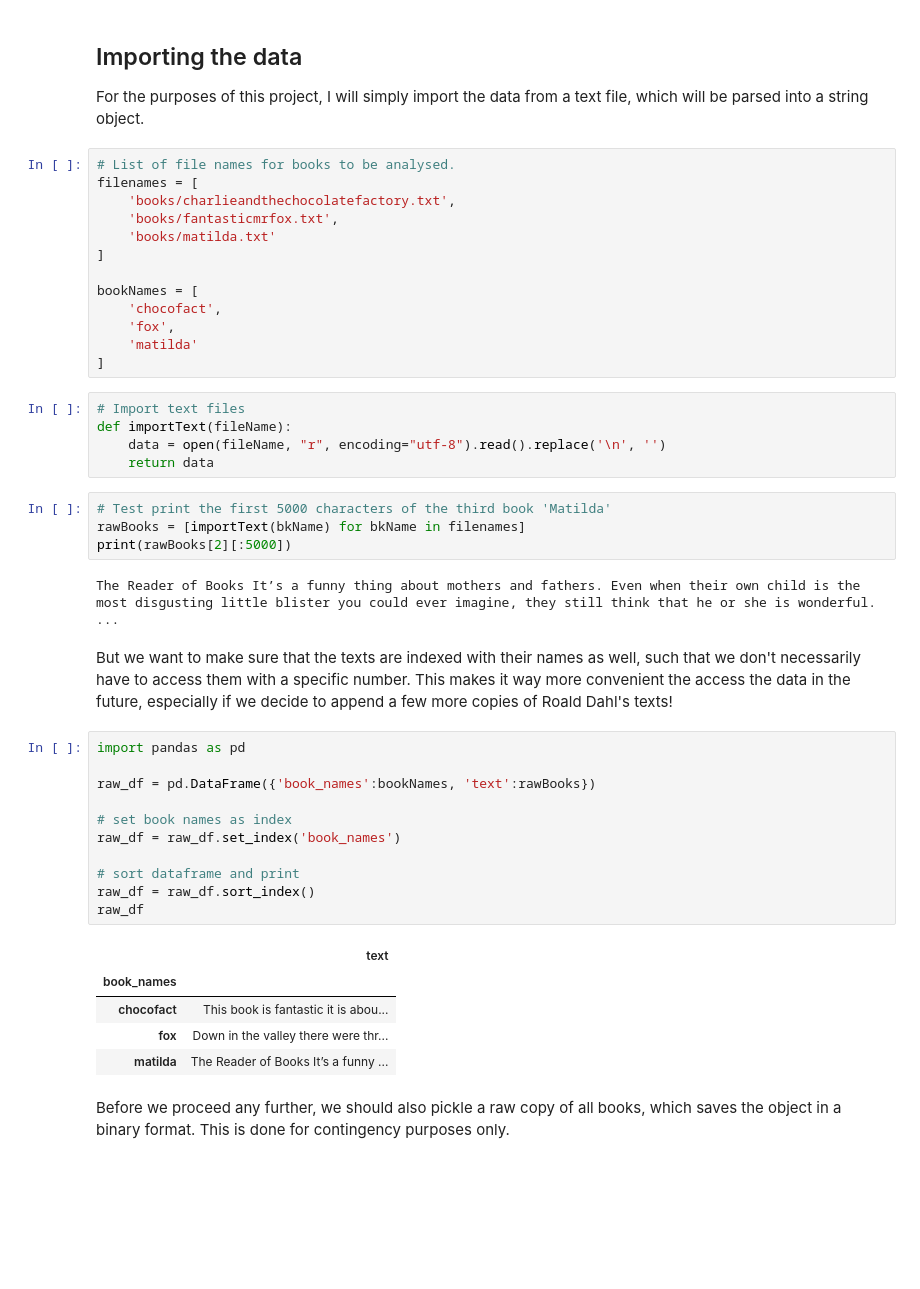
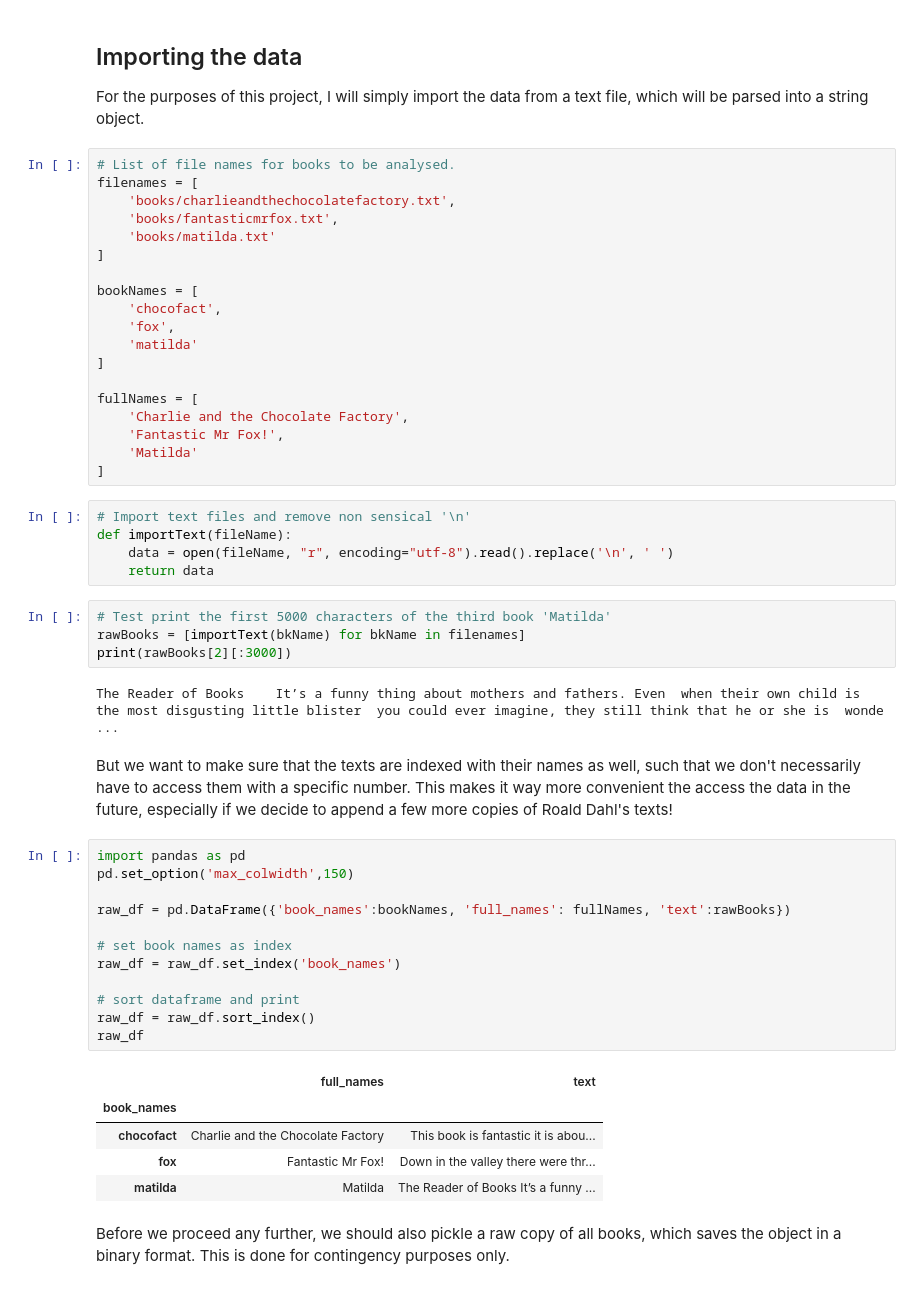
Before and after one commit to cluelesselectrostar/My-Own-NLP-Project, a Jupyter notebook: data_cleaning.ipynb, the cells around one changed output. Saved outputs shown, nothing was run; the diff lists cells and outputs as text; blank space fills up the shorter version.

```diff
--- a/data_cleaning.ipynb
+++ b/data_cleaning.ipynb
@@ -38,36 +38,43 @@ bookNames = [
     'fox',
     'matilda'
 ]
+
+fullNames = [
+    'Charlie and the Chocolate Factory',
+    'Fantastic Mr Fox!',
+    'Matilda'
+]
 # %%
-# Import text files
+# Import text files and remove non sensical '\n'
 def importText(fileName):
-    data = open(fileName, "r", encoding="utf-8").read().replace('\n', '')
+    data = open(fileName, "r", encoding="utf-8").read().replace('\n', ' ')
     return data
 # %%
 # Test print the first 5000 characters of the third book 'Matilda'
 rawBooks = [importText(bkName) for bkName in filenames]
-print(rawBooks[2][:5000])
+print(rawBooks[2][:3000])
 # %% [output]
-The Reader of Books It’s a funny thing about mothers and fathers. Even when their own child is the most disgusting little blister you could ever imagine, they still think that he or she is wonderful.  ...
+The Reader of Books    It’s a funny thing about mothers and fathers. Even  when their own child is the most disgusting little blister  you could ever imagine, they still think that he or she is  wonde ...
 # %% [markdown]
 But we want to make sure that the texts are indexed with their names as well, such that we don't necessarily have to access them with a specific number. This makes it way more convenient the access the data in the future, especially if we decide to append a few more copies of Roald Dahl's texts!
 # %%
 import pandas as pd
+pd.set_option('max_colwidth',150)
 
-raw_df = pd.DataFrame({'book_names':bookNames, 'text':rawBooks})
+raw_df = pd.DataFrame({'book_names':bookNames, 'full_names': fullNames, 'text':rawBooks})
 
 # set book names as index
 raw_df = raw_df.set_index('book_names')
 
 # sort dataframe and print
 raw_df = raw_df.sort_index()
 raw_df
 # %% [output]
-|  | text |
-| book_names |  |
-| chocofact | This book is fantastic it is abou... |
-| fox | Down in the valley there were thr... |
-| matilda | The Reader of Books It’s a funny ... |
+|  | full_names | text |
+| book_names |  |  |
+| chocofact | Charlie and the Chocolate Factory | This book is fantastic it is abou... |
+| fox | Fantastic Mr Fox! | Down in the valley there were thr... |
+| matilda | Matilda | The Reader of Books It’s a funny ... |
 # %% [markdown]
 Before we proceed any further, we should also pickle a raw copy of all books, which saves the object in a binary format. This is done for contingency purposes only.
 # %%
```
Also changed, not shown: parts of 20 cells of this notebook, 6 other files.
